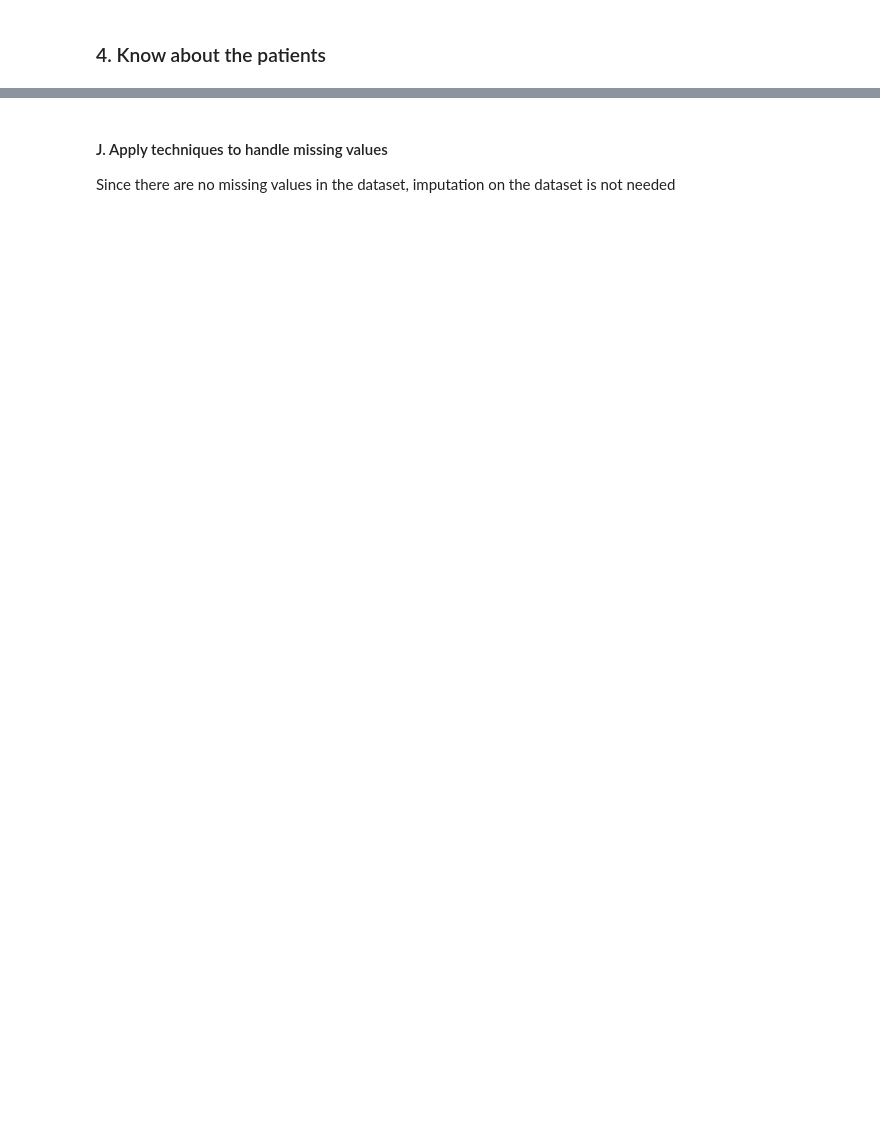
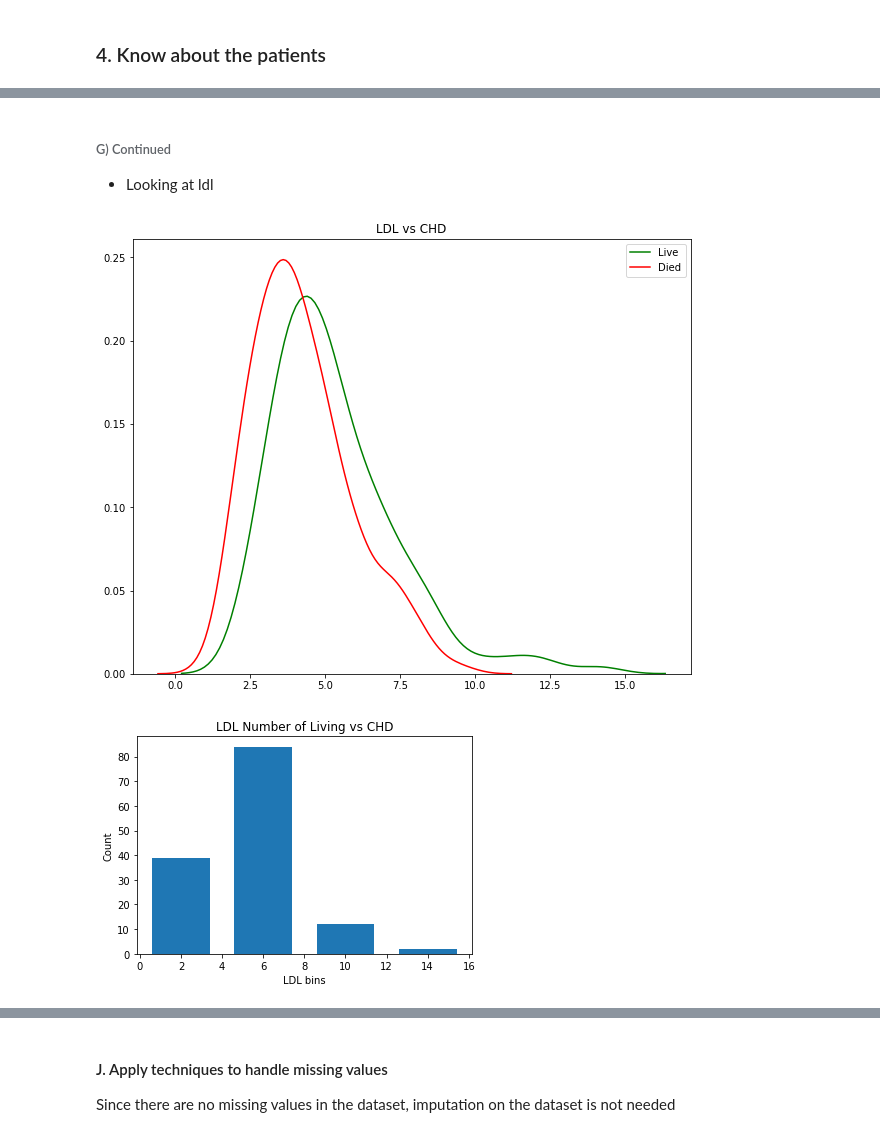
Before and after one commit to JacobBRodriguez/SJSU, a Jupyter notebook: Fall 2020/CMPE 257/Lab 1/Task 1.ipynb, the cells around one changed output, grey strips where cells are left out. Drawn from its saved outputs; the diff is of its cells as text; code cells hidden in the pictures; blank space fills up the shorter version.

```diff
--- a/Fall 2020/CMPE 257/Lab 1/Task 1.ipynb
+++ b/Fall 2020/CMPE 257/Lab 1/Task 1.ipynb
@@ -368,0 +237,33 @@ Total missing values in DF:  0
+# %% [markdown]
+###### G) Continued
+- Looking at ldl
+# %%
+
+# Splitting data into those that are alive and dead
+age_alive_ldl = heart_train_df.ldl[heart_train_df["chd"] == 1]
+age_dead_ldl = heart_train_df.ldl[heart_train_df["chd"] == 0]
+
+# Using kdeplot from seaborns
+plt.figure(figsize=(10,8))
+
+sns.kdeplot(age_alive_ldl, color="green")
+
+sns.kdeplot(age_dead_ldl, color="red")
+plt.legend(["Live", "Died"])
+plt.title("LDL vs CHD")
+plt.show()
+
+# Getting bins of ldl use
+# Selecting bins to coincide with max LDL use of 15.3
+
+bins = [0, 4, 8, 12, 16]
+
+plt.hist(age_alive_ldl, bins=bins, rwidth=.7)
+plt.xlabel('LDL bins')
+plt.ylabel("Count")
+plt.title("LDL Number of Living vs CHD")
+plt.show()
+# LDL seems to have a smaller relationship to alive or dead. Both closely related.
+# %% [output]
+[figure, added]
+[figure, added]
```
Also changed, not shown: parts of 88 cells of this notebook, 2 other files.
